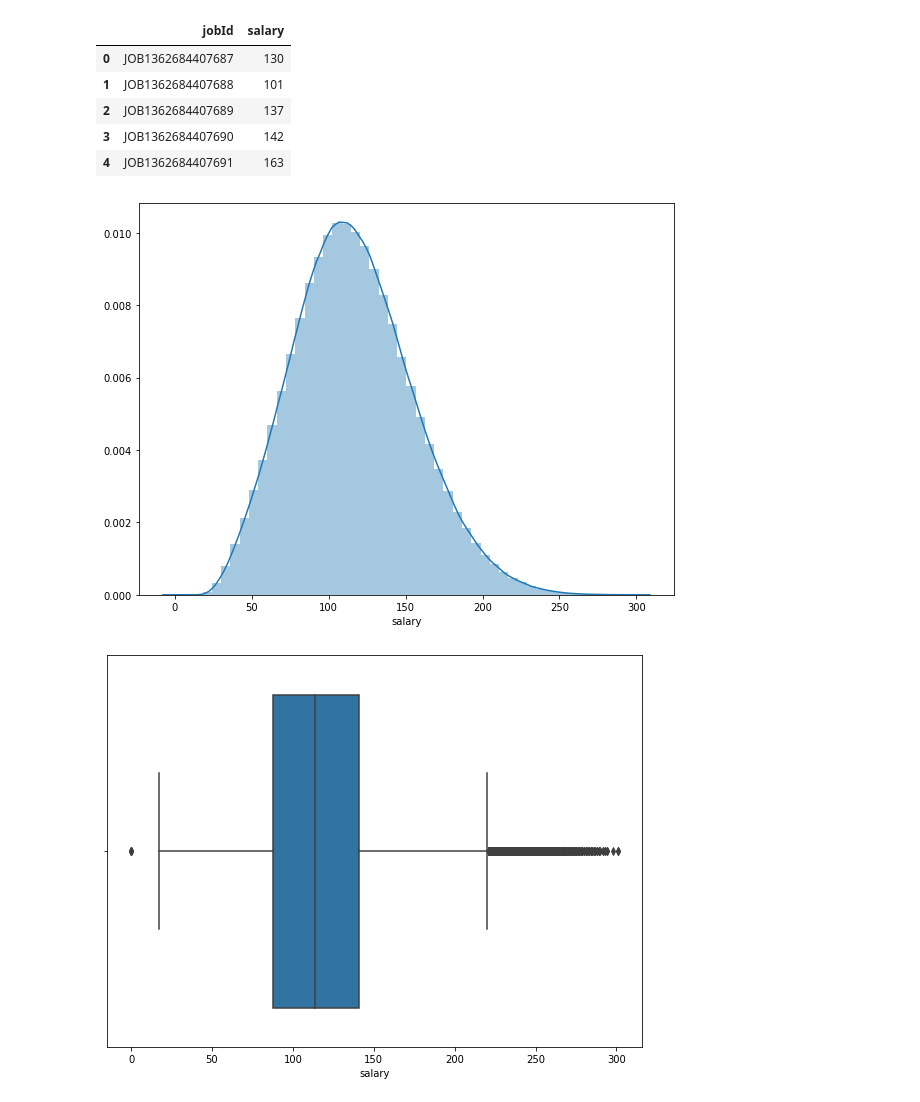
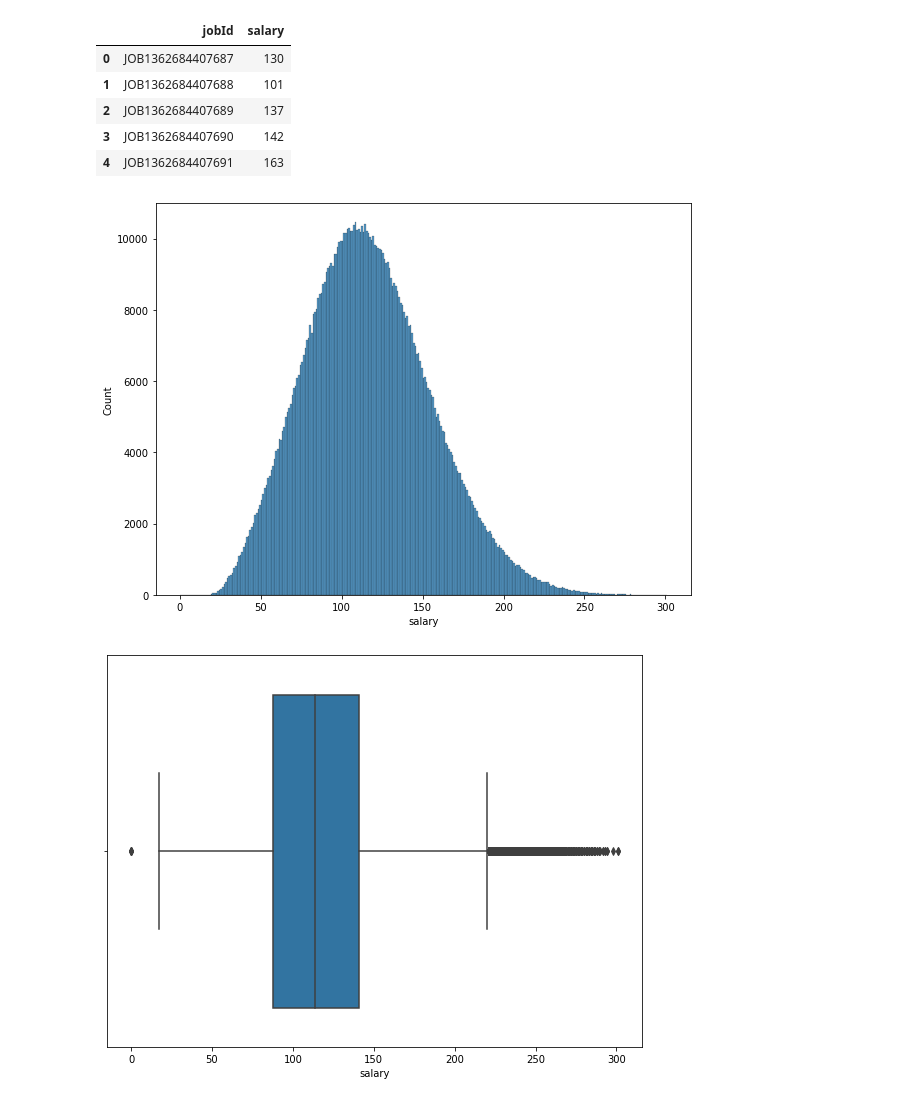
Before and after one commit to scottwiles/salary_prediction, a Jupyter notebook: notebooks/salary_prediction_eda.ipynb, the cells around one changed output. Cells and saved outputs as stored; diff of their text form; code cells hidden in the pictures.

```diff
--- a/notebooks/salary_prediction_eda.ipynb
+++ b/notebooks/salary_prediction_eda.ipynb
@@ -65,10 +65,10 @@ train_salaries.head()
 | 3 | JOB1362684407690 | 142 |
 | 4 | JOB1362684407691 | 163 |
 # %%
-sns.distplot(train_salaries.salary)
+sns.histplot(train_salaries.salary, binwidth = 1)
 plt.show()
 # %% [output]
-[figure, old version]
+[figure, new version]
 # %%
 sns.boxplot(x = train_salaries.salary)
 plt.show()
```
Also changed, not shown: parts of 22 cells of this notebook, 5 other files.
